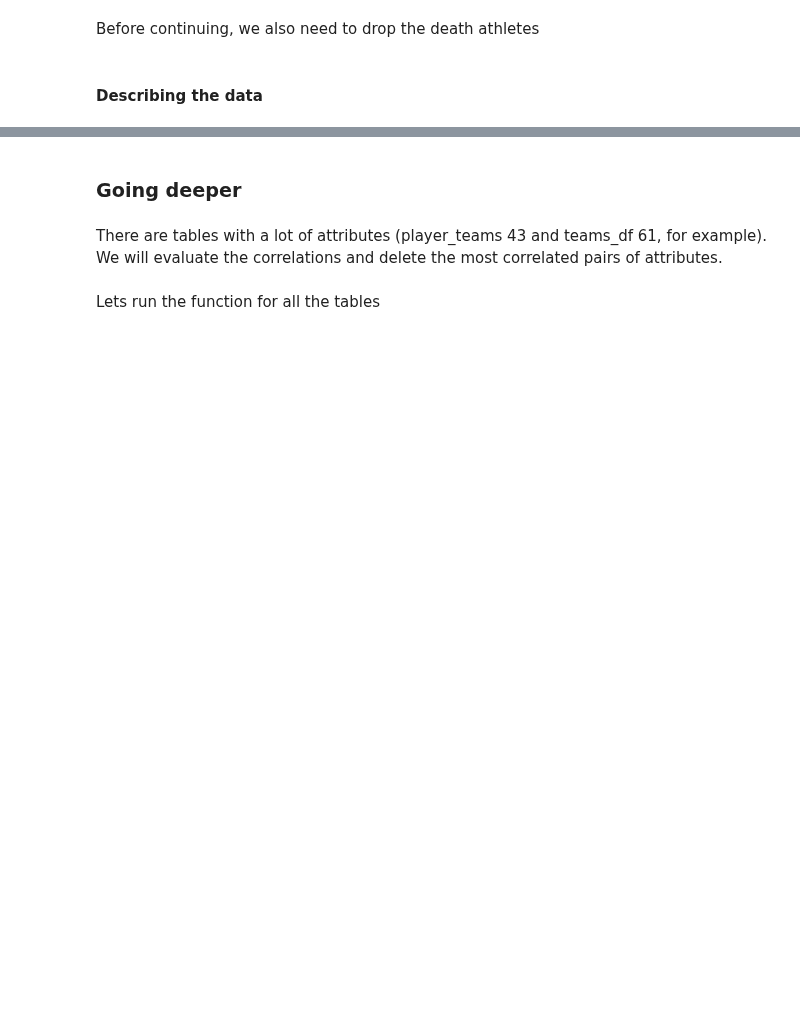
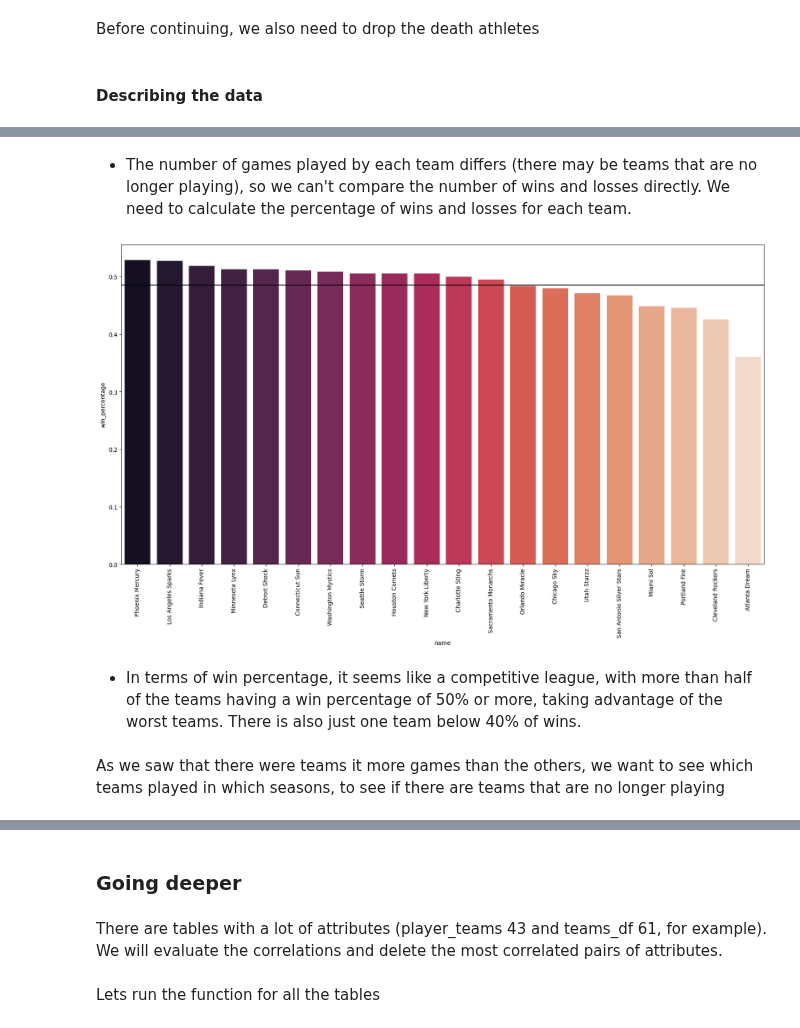
Before and after one commit to jogp10/WnbaPlayoffsPredicting, a Jupyter notebook: notebook.ipynb, the cells around one changed output, grey strips where cells are left out. Saved outputs shown, nothing was run; the diff lists cells and outputs as text; code cells hidden in the pictures; blank space fills up the shorter version.

```diff
--- a/notebook.ipynb
+++ b/notebook.ipynb
@@ -173,0 +214,17 @@ plt.scatter(x, ys, color=colors)
+# %% [markdown]
+- The number of games played by each team differs (there may be teams that are no longer playing), so we can't compare the number of wins and losses directly. We need to calculate the percentage of wins and losses for each team.
+# %%
+#win percentage by team, sorted by win percentage: bar chart with color gradient, with a horizontal line at the league average
+wins_by_team['win_percentage'] = wins_by_team['won'] / (wins_by_team['won'] + wins_by_team['lost'])
+wins_by_team = wins_by_team.sort_values(by='win_percentage', ascending=False)
+plt.figure(figsize=(20, 10))
+sns.barplot(x=wins_by_team.index, y=wins_by_team['win_percentage'], palette='rocket')
+plt.axhline(wins_by_team['win_percentage'].mean(), color='black')
+plt.xticks(rotation=90)
+plt.show()
+# %% [output]
+[figure, added]
+# %% [markdown]
+- In terms of win percentage, it seems like a competitive league, with more than half of the teams having a win percentage of 50% or more, taking advantage of the worst teams. There is also just one team below 40% of wins.
+# %% [markdown]
+As we saw that there were teams it more games than the others, we want to see which teams played in which seasons, to see if there are teams that are no longer playing
```
Also changed, not shown: parts of 16 cells of this notebook.
